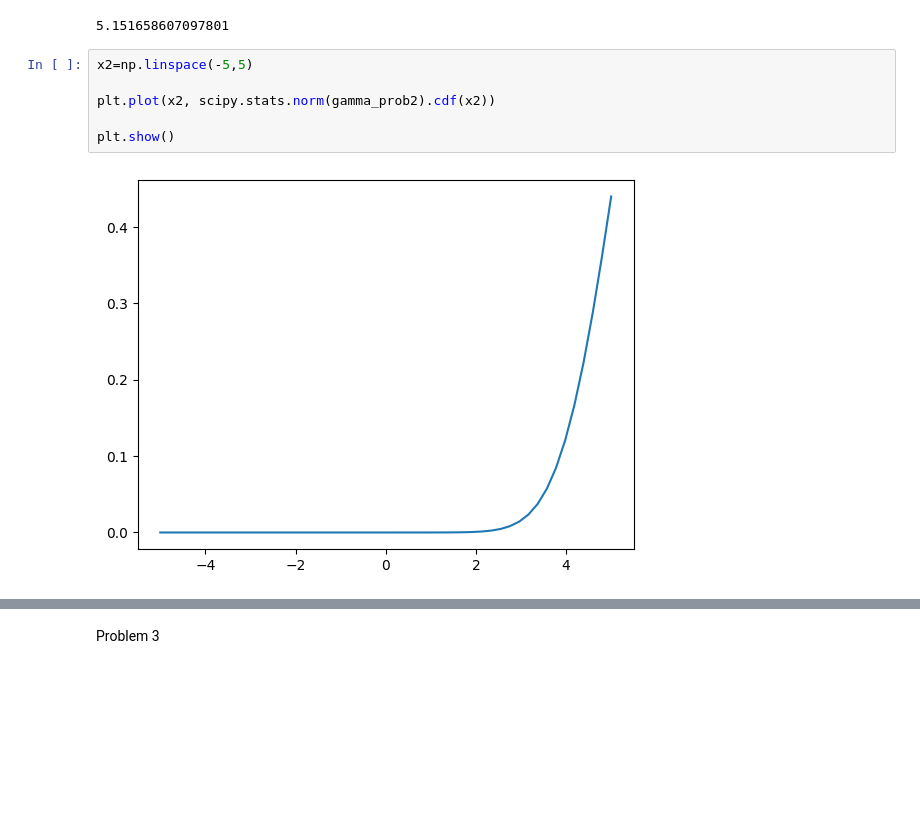
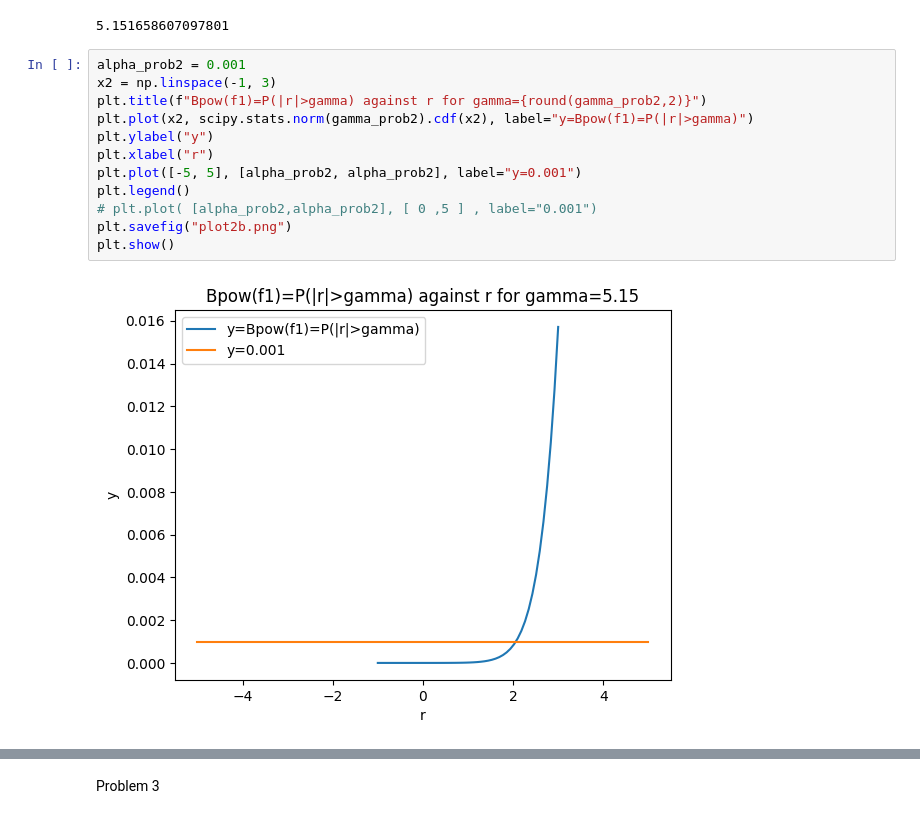
Before and after one commit to evitell/EL2050-hw-1-3, a Jupyter notebook: notebook1-hw13.ipynb, the cells around one changed output, grey strips where cells are left out. Saved outputs shown, nothing was run; the diff lists cells and outputs as text; blank space fills up the shorter version.

```diff
--- a/notebook1-hw13.ipynb
+++ b/notebook1-hw13.ipynb
@@ -64,11 +71,17 @@ gamma_prob2 = 2 * scipy.stats.norm.ppf(0.9950)
 print(gamma_prob2)
 # %% [output]
 5.151658607097801
-# %%
-x2=np.linspace(-5,5)
-
-plt.plot(x2, scipy.stats.norm(gamma_prob2).cdf(x2))
-
-plt.show()
-# %% [output]
-[figure, removed]
+# %%
+alpha_prob2 = 0.001
+x2 = np.linspace(-1, 3)
+plt.title(f"Bpow(f1)=P(|r|>gamma) against r for gamma={round(gamma_prob2,2)}")
+plt.plot(x2, scipy.stats.norm(gamma_prob2).cdf(x2), label="y=Bpow(f1)=P(|r|>gamma)")
+plt.ylabel("y")
+plt.xlabel("r")
+plt.plot([-5, 5], [alpha_prob2, alpha_prob2], label="y=0.001")
+plt.legend()
+# plt.plot( [alpha_prob2,alpha_prob2], [ 0 ,5 ] , label="0.001")
+plt.savefig("plot2b.png")
+plt.show()
+# %% [output]
+[figure, added]
```
Also changed, not shown: parts of 17 cells of this notebook, 7 other files.
